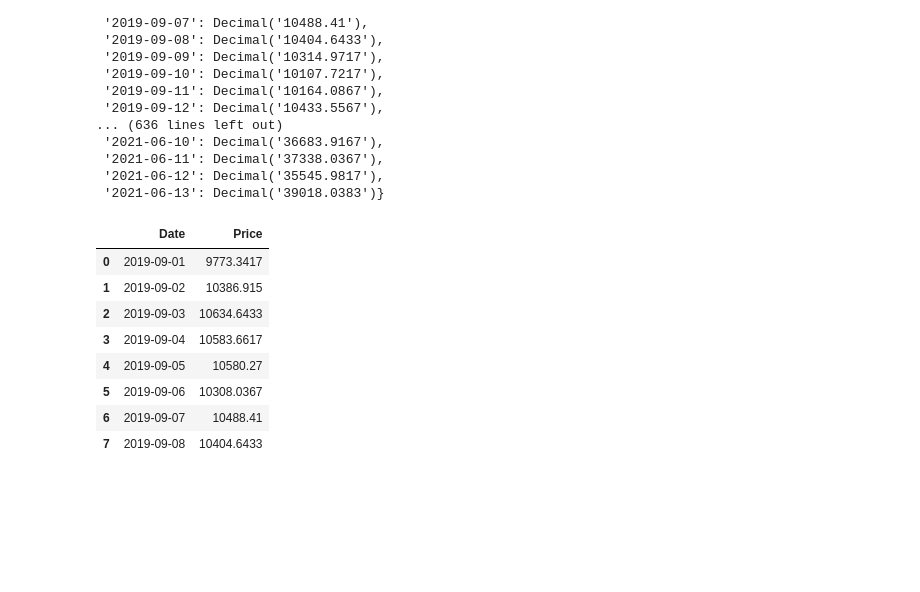
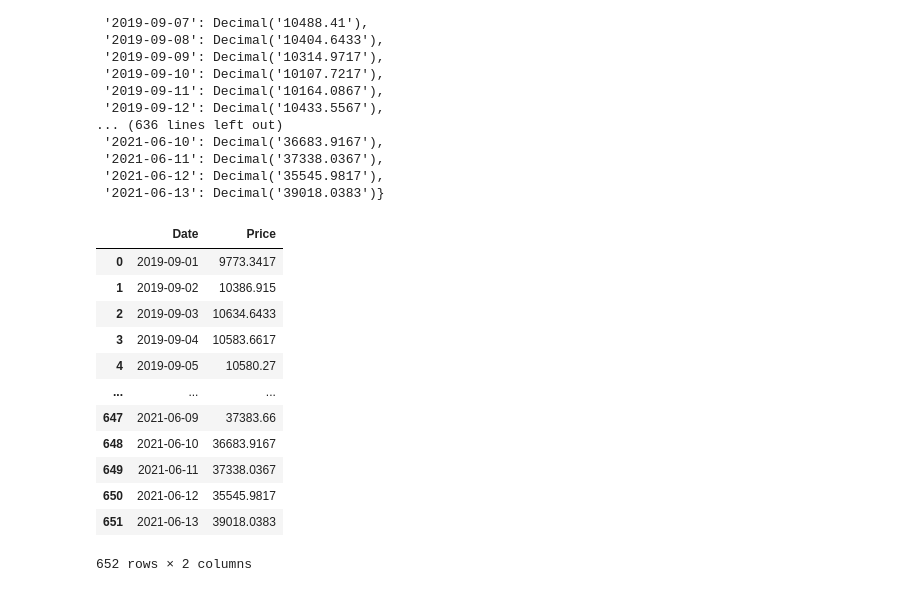
Before and after one commit to xanasa14/Crypto, a Jupyter notebook: Bitcoin_predictor1.ipynb, the cells around one changed output. Drawn from its saved outputs; the diff is of its cells as text; code cells hidden in the pictures; blank space fills up the shorter version.

```diff
--- a/Bitcoin_predictor1.ipynb
+++ b/Bitcoin_predictor1.ipynb
@@ -75,14 +49,18 @@ my_dict
  '2021-06-13': Decimal('39018.0383')}
 # %%
 df = pd.DataFrame(list(my_dict.items()),columns = ['Date','Price'])
-df19= df.
+df
 # %% [output]
 |  | Date | Price |
 | 0 | 2019-09-01 | 9773.3417 |
 | 1 | 2019-09-02 | 10386.915 |
 | 2 | 2019-09-03 | 10634.6433 |
 | 3 | 2019-09-04 | 10583.6617 |
 | 4 | 2019-09-05 | 10580.27 |
-| 5 | 2019-09-06 | 10308.0367 |
-| 6 | 2019-09-07 | 10488.41 |
-| 7 | 2019-09-08 | 10404.6433 |
+| ... | ... | ... |
+| 647 | 2021-06-09 | 37383.66 |
+| 648 | 2021-06-10 | 36683.9167 |
+| 649 | 2021-06-11 | 37338.0367 |
+| 650 | 2021-06-12 | 35545.9817 |
+| 651 | 2021-06-13 | 39018.0383 |
+652 rows × 2 columns
```
Also changed, not shown: parts of 4 cells of this notebook.
